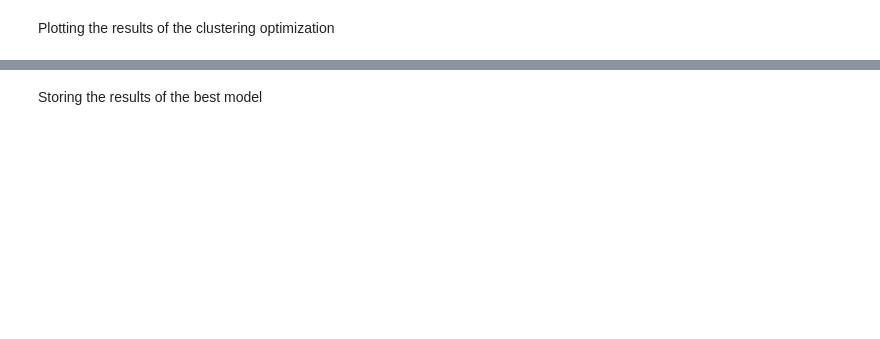
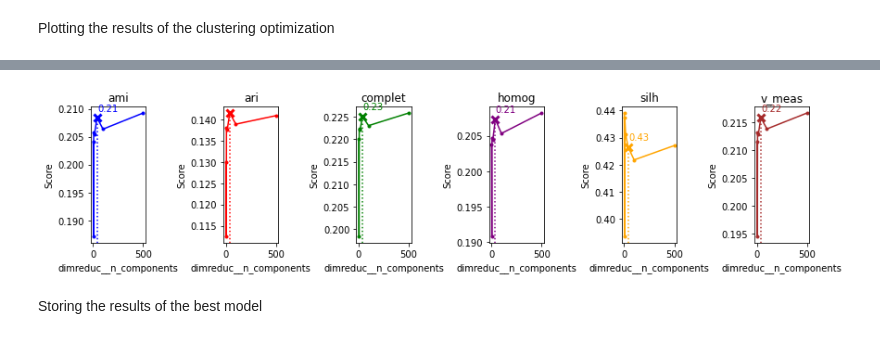
Before and after one commit to SmellyArmure/OC_DS_Project6, a Jupyter notebook: NOTEBOOK/P6_Cleaning_PICT.ipynb, the cells around one changed output, grey strips where cells are left out. Cells and saved outputs as stored; diff of their text form; code cells hidden in the pictures; blank space fills up the shorter version.

```diff
--- a/NOTEBOOK/P6_Cleaning_PICT.ipynb
+++ b/NOTEBOOK/P6_Cleaning_PICT.ipynb
@@ -795,13 +804,12 @@ pipe = Pipeline([('imggetter', GetImageFromDf()), # Preprocessed Images getter
 param_grid = {'imggetter__n_col_img': ['img_color', 'img_not_eq',
                                        'img_not_blur', 'img_grey',
                                        'img_small', 'img_big', 'img_thresh'],
-              'dimreduc': [PCA(random_state=14),
-                           LDA(random_state=14),
-                           NMF(random_state=14),
+              'dimreduc': [
+                            UMAP(random_state=14),
+                           PCA(random_state=14),
                            TruncatedSVD(random_state=14),
-                        #    TSNE_wrapper(random_state=14),
-                           UMAP(random_state=14)],
-              'dimreduc__n_components': [2,5,7,10,20,50,100,500],
+                           ],
+              'dimreduc__n_components': [2,5,7,15,40,100,500],
               'clusterer__n_clusters': [7]
               }
 
@@ -821,13 +827,13 @@ gsc.fit(df_pict, verbose=True);
 # %%
-### Pickling the results
-import dill as pickle
-with open('P01_gsc_preproc_dimred_km.pkl', 'wb') as file:
-    pickle.dump(gsc, file)
+# ### Pickling the results
+# import dill as pickle
+# with open('P01_gsc_preproc_dimred_km.pkl', 'wb') as file:
+#     pickle.dump(gsc, file)
 # %%
-# ### Loading the results
-# import dill as pickle
-# with open('P01_gsc_preproc_dimred_km.pkl', 'rb') as file:
-#     gsc = pickle.load(file)
+### Loading the results
+import dill as pickle
+with open('P01_gsc_preproc_dimred_km.pkl', 'rb') as file:
+    gsc = pickle.load(file)
 # %%
 # Display results (products name) A REMPLACER
 
@@ -868,9 +880,13 @@ df_sel_scores
 # %%
 # Plotting the graphs of the clustering scores with best refit score (line)
 
+optim_score = 'ari'
+
 plot_gsc_multi_scores(gsc=gsc, param='dimreduc__n_components', title=None,
                       scores=['ari', 'ami', 'complet', 'homog', 'v_meas', 'silh'],
-                      x_log=False, loc='best', figsize=(12, 3))
+                      x_log=False, figsize=(12, 3), optim_score=optim_score)
+# %% [output]
+[figure, added]
 # %%
 # Effect of 2 parameters on clustering scores
 
```
Also changed, not shown: parts of 111 cells of this notebook, 6 other files.
